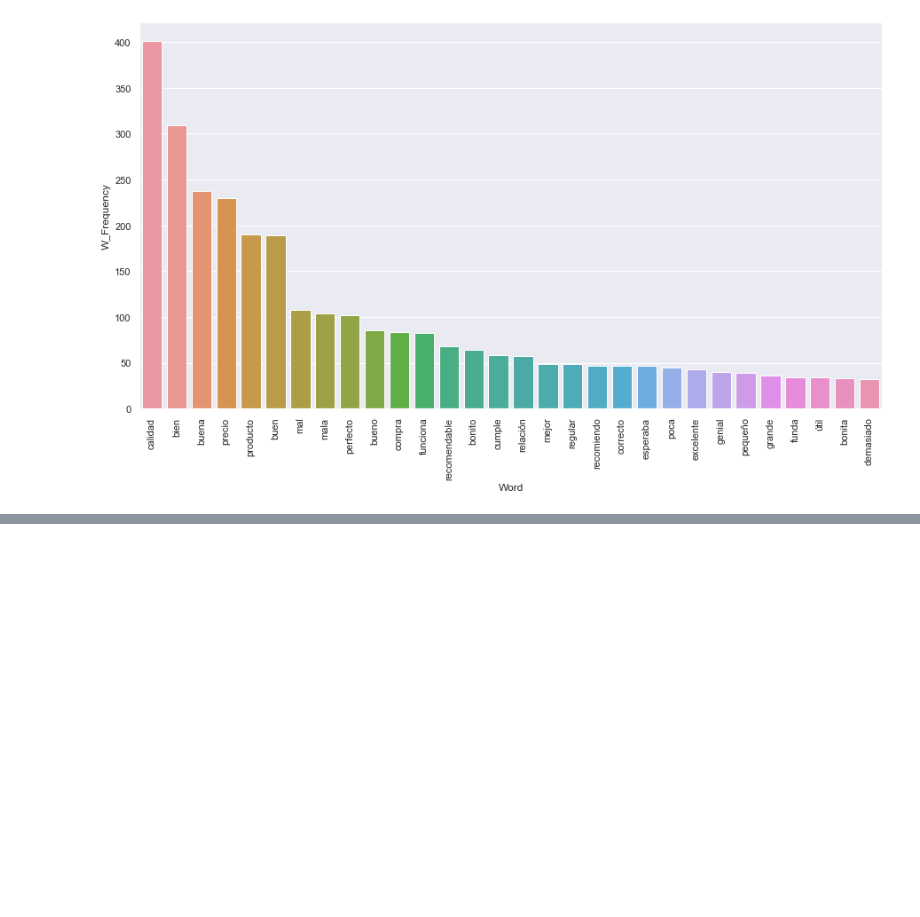
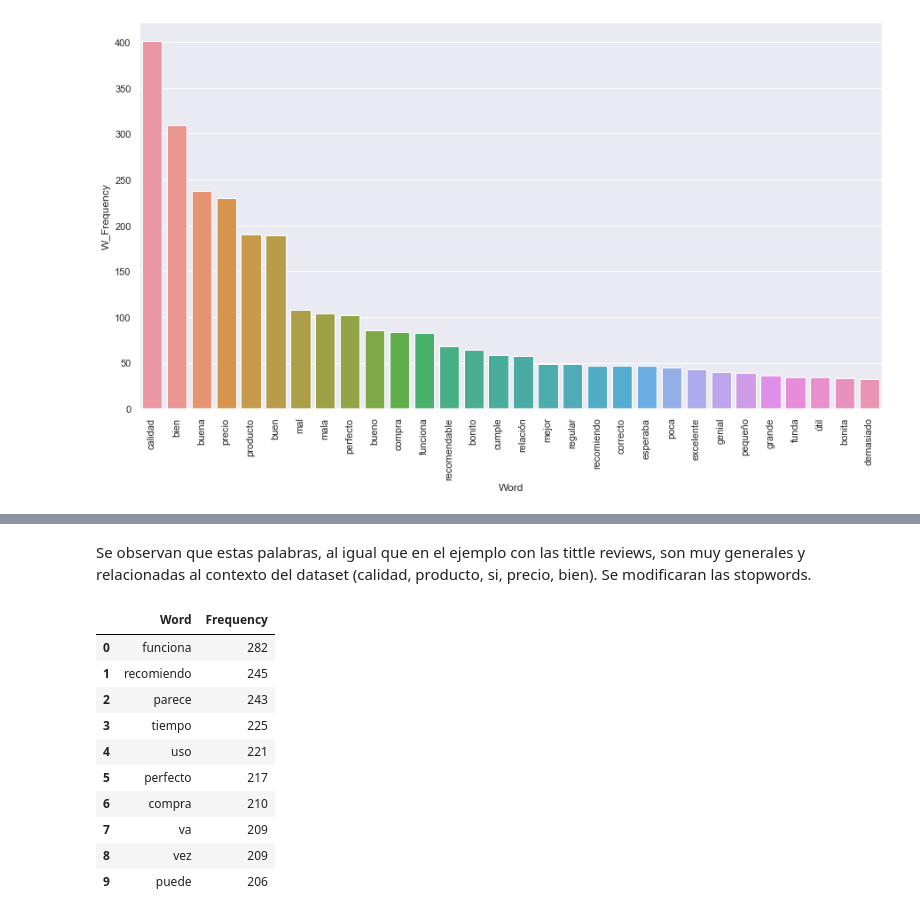
Before and after one commit to luiscarlos0218/proyecto3_NLP, a Jupyter notebook: DS_Proyecto_03_NLP.ipynb, the cells around one changed output, grey strips where cells are left out. Saved outputs shown, nothing was run; the diff lists cells and outputs as text; code cells hidden in the pictures; blank space fills up the shorter version.

```diff
--- a/DS_Proyecto_03_NLP.ipynb
+++ b/DS_Proyecto_03_NLP.ipynb
@@ -385,0 +487,43 @@ plt.show()
+# %% [markdown]
+Se observan que estas palabras, al igual que en el ejemplo con las tittle reviews, son muy generales y relacionadas al contexto del dataset (calidad, producto, si, precio, bien). Se modificaran las stopwords.
+# %%
+stopwords = nltk.corpus.stopwords.words('spanish')
+# %%
+filtrar = ['bien','producto','si','buena','mas','bastante','buen','dos','hace','calidad','precio','queda','solo']
+# %%
+def token_npl(dataset, stopwords, star):
+    title_reviews = []
+    calification = []
+    for i in range(dataset.shape[0]):
+        title = dataset.iloc[i].review_body.lower()
+        title = nltk.tokenize.RegexpTokenizer("[\w]+").tokenize(title)
+        title = [word for word in title if word not in stopwords]
+        title = [word for word in title if word not in filtrar]
+
+        title_reviews.append(title)
+        calification.append(star)
+
+    title_reviews = list(itertools.chain(*title_reviews))
+    freq_tl = nltk.FreqDist(title_reviews)
+    df_tl = pd.DataFrame(list(freq_tl.items()), columns = ["Word","Frequency"])
+    df_tl['Calification'] = star
+    df_tl.sort_values('Frequency',ascending=False, inplace = True)
+    df_tl.reset_index(drop = True, inplace=True)
+
+    return df_tl
+# %%
+df_r = token_npl(dataset_dev, stopwords, 1)
+del df_r['Calification']
+df_r.head(10)
+# %% [output]
+|  | Word | Frequency |
+| 0 | funciona | 282 |
+| 1 | recomiendo | 245 |
+| 2 | parece | 243 |
+| 3 | tiempo | 225 |
+| 4 | uso | 221 |
+| 5 | perfecto | 217 |
+| 6 | compra | 210 |
+| 7 | va | 209 |
+| 8 | vez | 209 |
+| 9 | puede | 206 |
```
Also changed, not shown: parts of 28 cells of this notebook.
